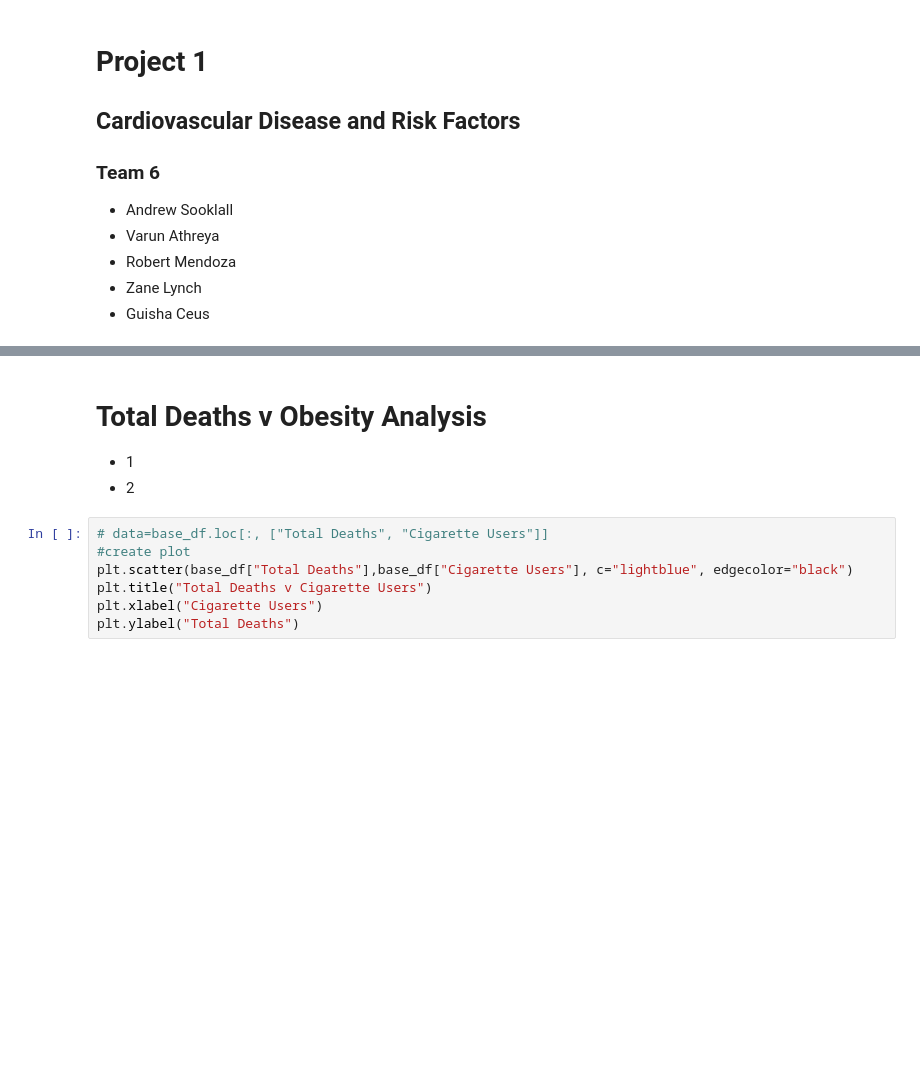
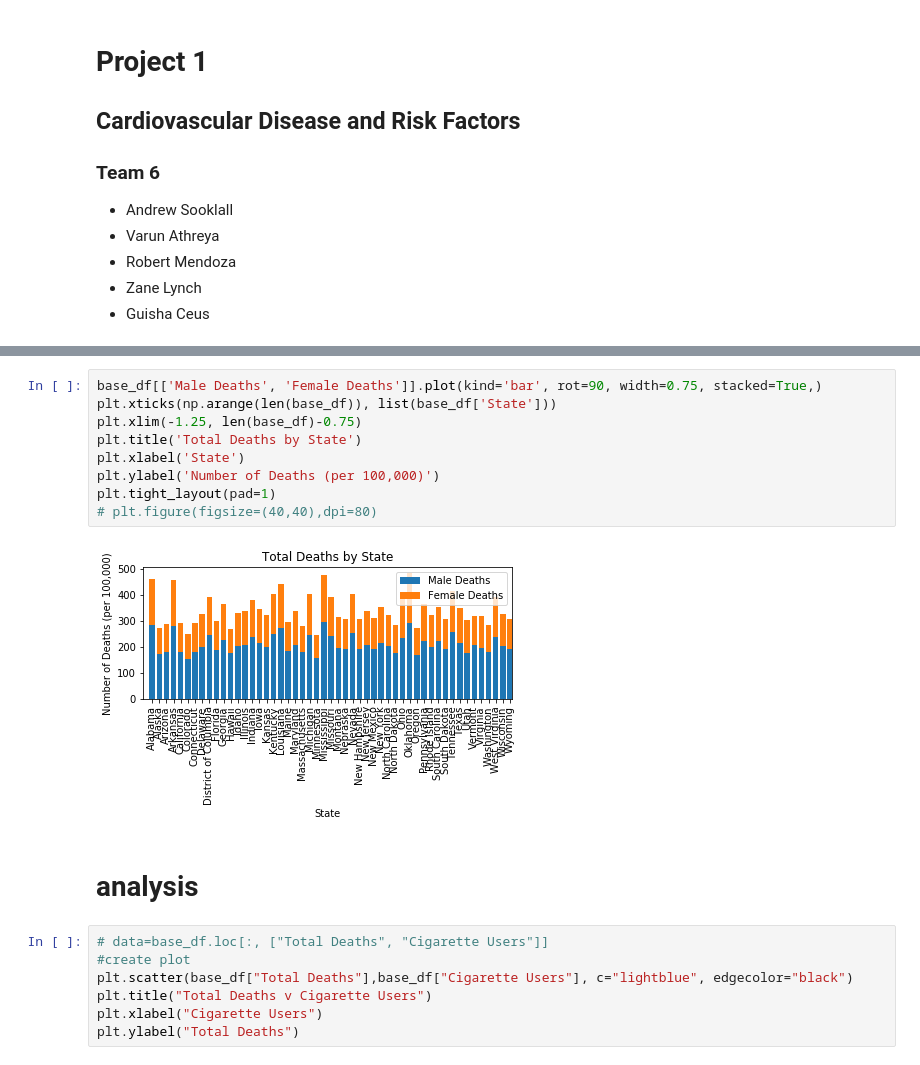
Before and after one commit to ASooklall/project-1-cvd, a Jupyter notebook: project-1-team-6.ipynb, the cells around one changed output, grey strips where cells are left out. Drawn from its saved outputs; the diff is of its cells as text; blank space fills up the shorter version.

```diff
--- a/project-1-team-6.ipynb
+++ b/project-1-team-6.ipynb
@@ -109,7 +52,16 @@ The line equation is: y = 0.01x + 59.48
-# %% [markdown]
-# Total Deaths v Obesity Analysis
-* 1
-* 2
+# %%
+base_df[['Male Deaths', 'Female Deaths']].plot(kind='bar', rot=90, width=0.75, stacked=True,)
+plt.xticks(np.arange(len(base_df)), list(base_df['State']))
+plt.xlim(-1.25, len(base_df)-0.75)
+plt.title('Total Deaths by State')
+plt.xlabel('State')
+plt.ylabel('Number of Deaths (per 100,000)')
+plt.tight_layout(pad=1)
+# plt.figure(figsize=(40,40),dpi=80)
+# %% [output]
+[figure, added]
+# %% [markdown]
+# analysis
 # %%
 # data=base_df.loc[:, ["Total Deaths", "Cigarette Users"]]
 #create plot
```
Also changed, not shown: parts of 10 cells of this notebook.
